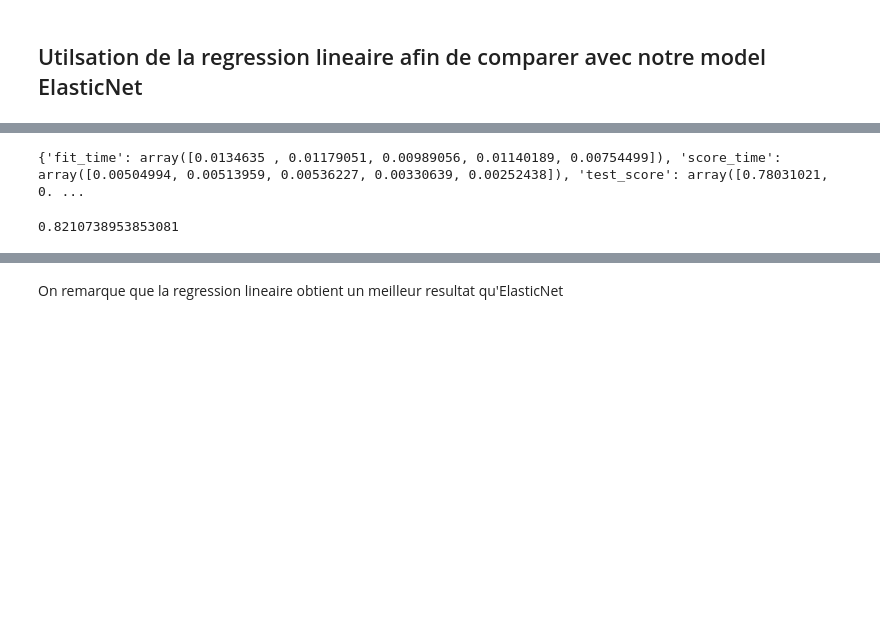
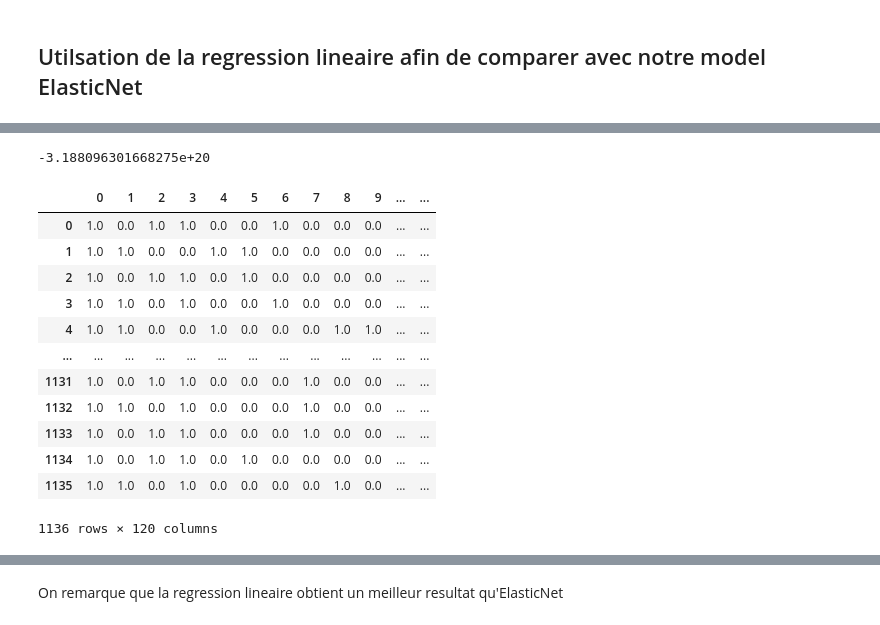
Before and after one commit to EliasMez/assurance, a Jupyter notebook: modelisation_anas.ipynb, the cells around one changed output, grey strips where cells are left out. Saved outputs shown, nothing was run; the diff lists cells and outputs as text; code cells hidden in the pictures; blank space fills up the shorter version.

```diff
--- a/modelisation_anas.ipynb
+++ b/modelisation_anas.ipynb
@@ -162,8 +190,25 @@ Après l'application des hyperparamètres, on peut observer que notre modele s'e
 # %%
-model_lr = make_pipeline(transformer,PolynomialFeatures(2),LinearRegression())
 cross_val=cross_validate(model_lr, X_train, y_train, cv=5)
-print(cross_val)
 cross_val['test_score'].mean()
 # %% [output]
-{'fit_time': array([0.0134635 , 0.01179051, 0.00989056, 0.01140189, 0.00754499]), 'score_time': array([0.00504994, 0.00513959, 0.00536227, 0.00330639, 0.00252438]), 'test_score': array([0.78031021, 0. ...
+-3.188096301668275e+20
-0.8210738953853081
+# %%
+a=make_pipeline(transformer,PolynomialFeatures()).fit_transform(X_train)
+a_columns= transformer.get_feature_names_out()
+adf= pd.DataFrame(a)#.set_index(y_train.index)
+# adf.columns = a_columns
+adf
+# %% [output]
+|  | 0 | 1 | 2 | 3 | 4 | 5 | 6 | 7 | 8 | 9 | ... | ... |
+| 0 | 1.0 | 0.0 | 1.0 | 1.0 | 0.0 | 0.0 | 1.0 | 0.0 | 0.0 | 0.0 | ... | ... |
+| 1 | 1.0 | 1.0 | 0.0 | 0.0 | 1.0 | 1.0 | 0.0 | 0.0 | 0.0 | 0.0 | ... | ... |
+| 2 | 1.0 | 0.0 | 1.0 | 1.0 | 0.0 | 1.0 | 0.0 | 0.0 | 0.0 | 0.0 | ... | ... |
+| 3 | 1.0 | 1.0 | 0.0 | 1.0 | 0.0 | 0.0 | 1.0 | 0.0 | 0.0 | 0.0 | ... | ... |
+| 4 | 1.0 | 1.0 | 0.0 | 0.0 | 1.0 | 0.0 | 0.0 | 0.0 | 1.0 | 1.0 | ... | ... |
+| ... | ... | ... | ... | ... | ... | ... | ... | ... | ... | ... | ... | ... |
+| 1131 | 1.0 | 0.0 | 1.0 | 1.0 | 0.0 | 0.0 | 0.0 | 1.0 | 0.0 | 0.0 | ... | ... |
+| 1132 | 1.0 | 1.0 | 0.0 | 1.0 | 0.0 | 0.0 | 0.0 | 1.0 | 0.0 | 0.0 | ... | ... |
+| 1133 | 1.0 | 0.0 | 1.0 | 1.0 | 0.0 | 0.0 | 0.0 | 1.0 | 0.0 | 0.0 | ... | ... |
+| 1134 | 1.0 | 0.0 | 1.0 | 1.0 | 0.0 | 1.0 | 0.0 | 0.0 | 0.0 | 0.0 | ... | ... |
+| 1135 | 1.0 | 1.0 | 0.0 | 1.0 | 0.0 | 0.0 | 0.0 | 0.0 | 1.0 | 0.0 | ... | ... |
+1136 rows × 120 columns
```
Also changed, not shown: parts of 76 cells of this notebook.
